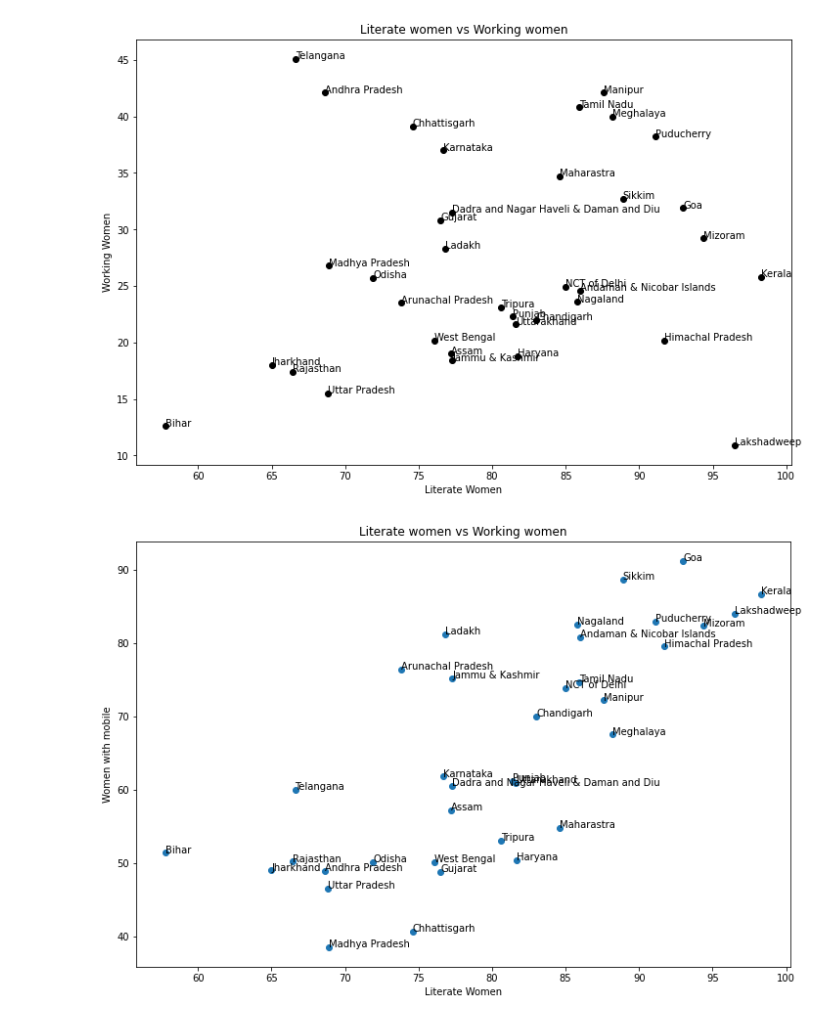
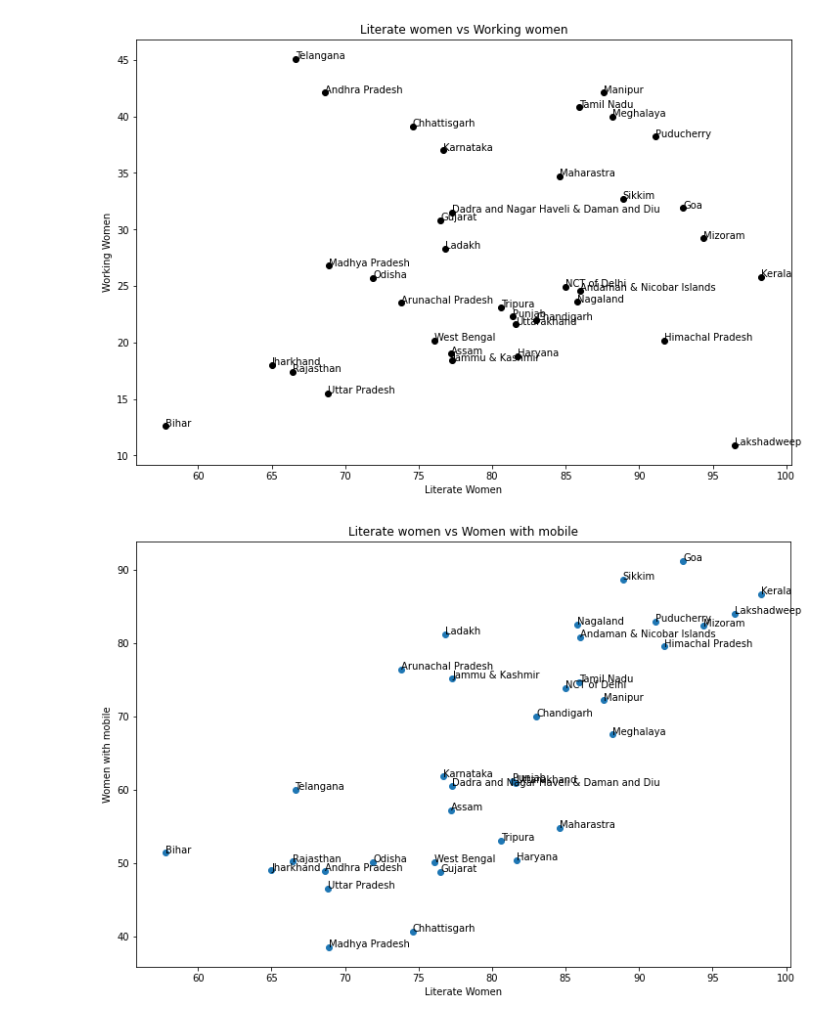
Before and after one commit to devadathprabhu/DSC621, a Jupyter notebook: DV.ipynb, the cells around one changed output. Cells and saved outputs as stored; diff of their text form; code cells hidden in the pictures.

```diff
--- a/DV.ipynb
+++ b/DV.ipynb
@@ -160,11 +160,11 @@ plt.show()
 # %%
 plt.figure(figsize=(12,8))
 plt.scatter(literate_women, own_mobile_women)
-plt.title("Literate women vs Working women")
+plt.title("Literate women vs Women with mobile")
 plt.xlabel("Literate Women")
 plt.ylabel("Women with mobile")
 for i, label in enumerate(data_states):
     plt.annotate(label, (literate_women[i], own_mobile_women[i]))
 plt.show()
 # %% [output]
-[figure, old version]
+[figure, new version]
```
